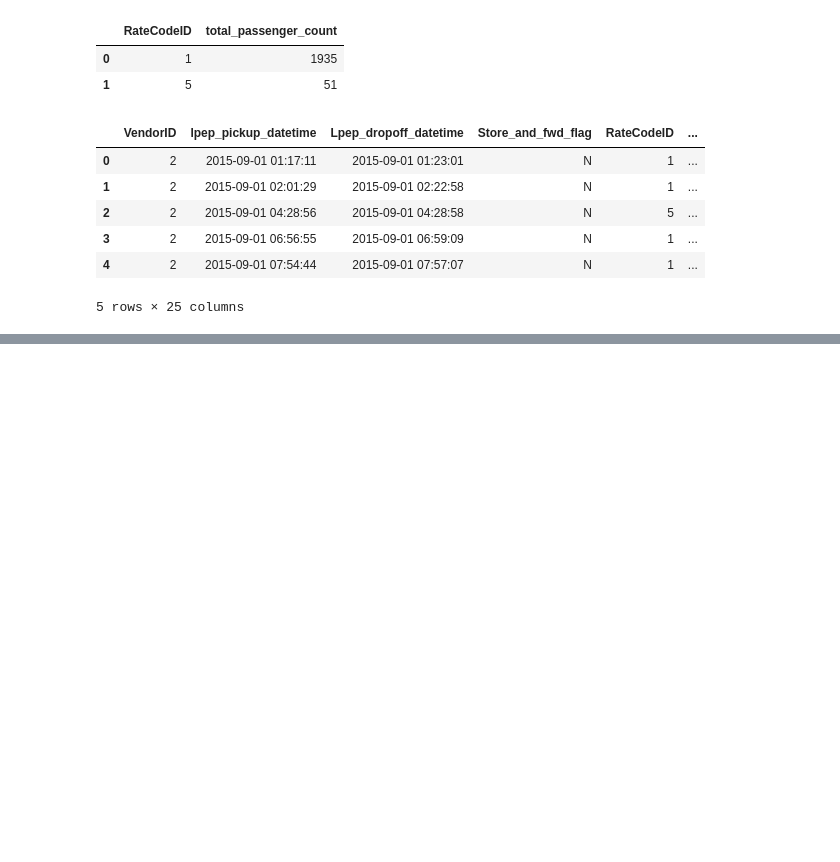
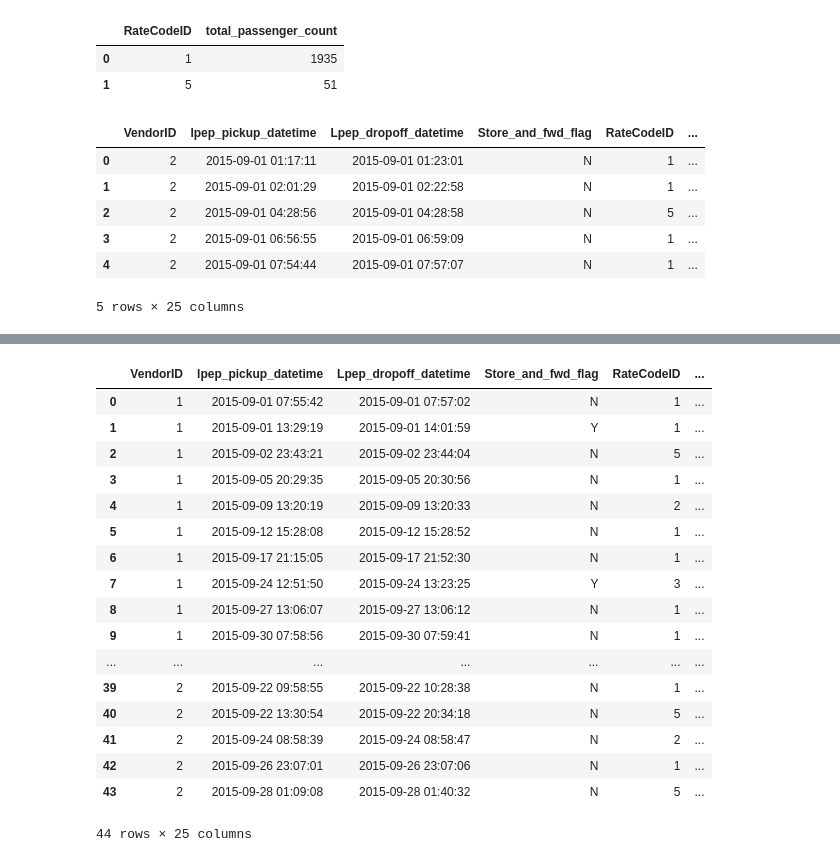
Before and after one commit to bayraktarengin/eurotech, a Jupyter notebook: nyc_taxi_query_notebook.ipynb, the cells around one changed output, grey strips where cells are left out. Drawn from its saved outputs; the diff is of its cells as text; code cells hidden in the pictures; blank space fills up the shorter version.

```diff
--- a/nyc_taxi_query_notebook.ipynb
+++ b/nyc_taxi_query_notebook.ipynb
@@ -669,0 +761,34 @@ sqldf(q)
+# %%
+q = """
+        SELECT *
+        FROM nyc_data_sep
+        where Trip_distance <= 0.1
+
+        UNION
+        SELECT *
+        FROM nyc_data_sep
+        where Trip_distance >= 15
+
+
+
+    """
+sqldf(q)
+# %% [output]
+|  | VendorID | lpep_pickup_datetime | Lpep_dropoff_datetime | Store_and_fwd_flag | RateCodeID | ... |
+| 0 | 1 | 2015-09-01 07:55:42 | 2015-09-01 07:57:02 | N | 1 | ... |
+| 1 | 1 | 2015-09-01 13:29:19 | 2015-09-01 14:01:59 | Y | 1 | ... |
+| 2 | 1 | 2015-09-02 23:43:21 | 2015-09-02 23:44:04 | N | 5 | ... |
+| 3 | 1 | 2015-09-05 20:29:35 | 2015-09-05 20:30:56 | N | 1 | ... |
+| 4 | 1 | 2015-09-09 13:20:19 | 2015-09-09 13:20:33 | N | 2 | ... |
+| 5 | 1 | 2015-09-12 15:28:08 | 2015-09-12 15:28:52 | N | 1 | ... |
+| 6 | 1 | 2015-09-17 21:15:05 | 2015-09-17 21:52:30 | N | 1 | ... |
+| 7 | 1 | 2015-09-24 12:51:50 | 2015-09-24 13:23:25 | Y | 3 | ... |
+| 8 | 1 | 2015-09-27 13:06:07 | 2015-09-27 13:06:12 | N | 1 | ... |
+| 9 | 1 | 2015-09-30 07:58:56 | 2015-09-30 07:59:41 | N | 1 | ... |
+| ... | ... | ... | ... | ... | ... | ... |
+| 39 | 2 | 2015-09-22 09:58:55 | 2015-09-22 10:28:38 | N | 1 | ... |
+| 40 | 2 | 2015-09-22 13:30:54 | 2015-09-22 20:34:18 | N | 5 | ... |
+| 41 | 2 | 2015-09-24 08:58:39 | 2015-09-24 08:58:47 | N | 2 | ... |
+| 42 | 2 | 2015-09-26 23:07:01 | 2015-09-26 23:07:06 | N | 1 | ... |
+| 43 | 2 | 2015-09-28 01:09:08 | 2015-09-28 01:40:32 | N | 5 | ... |
+44 rows × 25 columns
```
Also changed, not shown: parts of 17 cells of this notebook.
